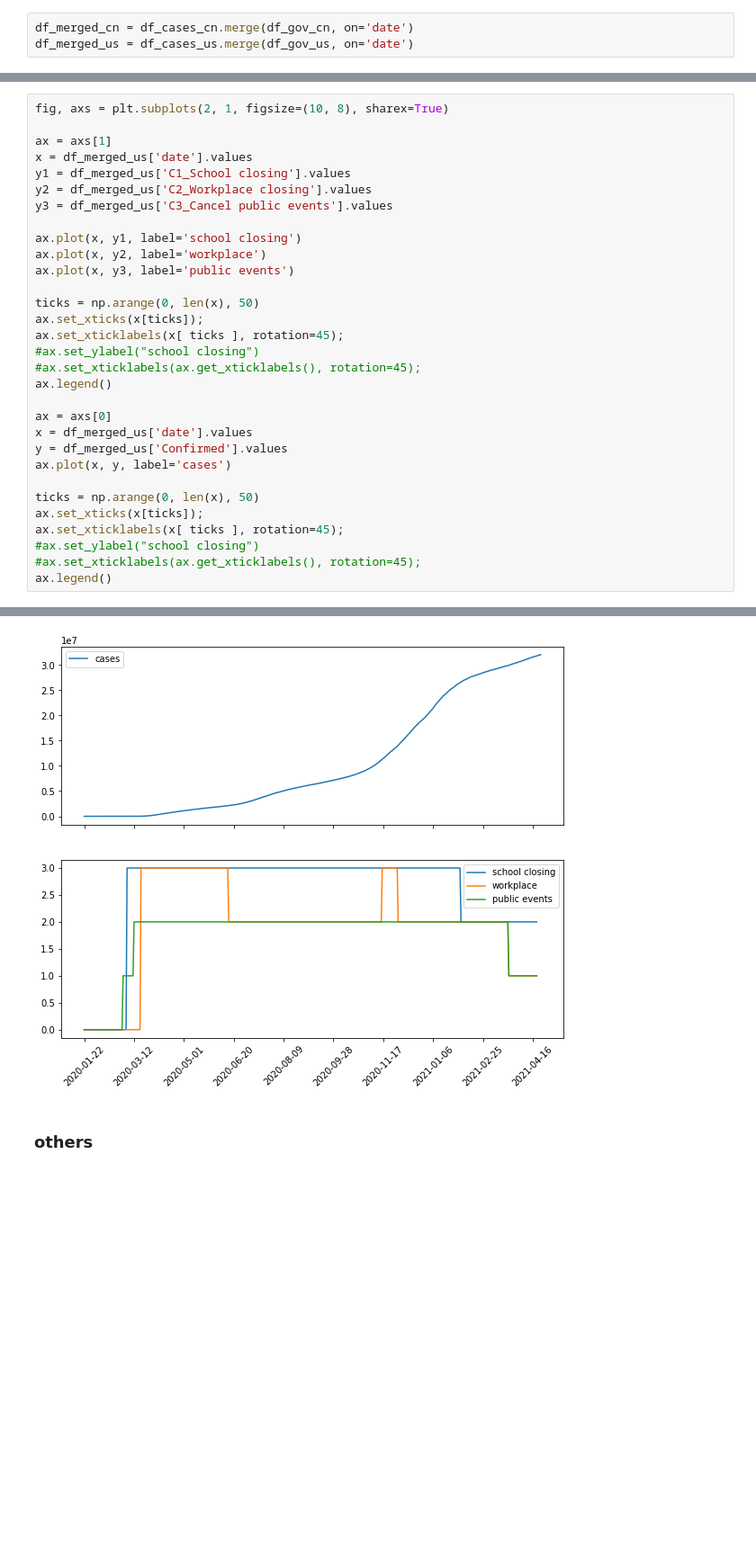
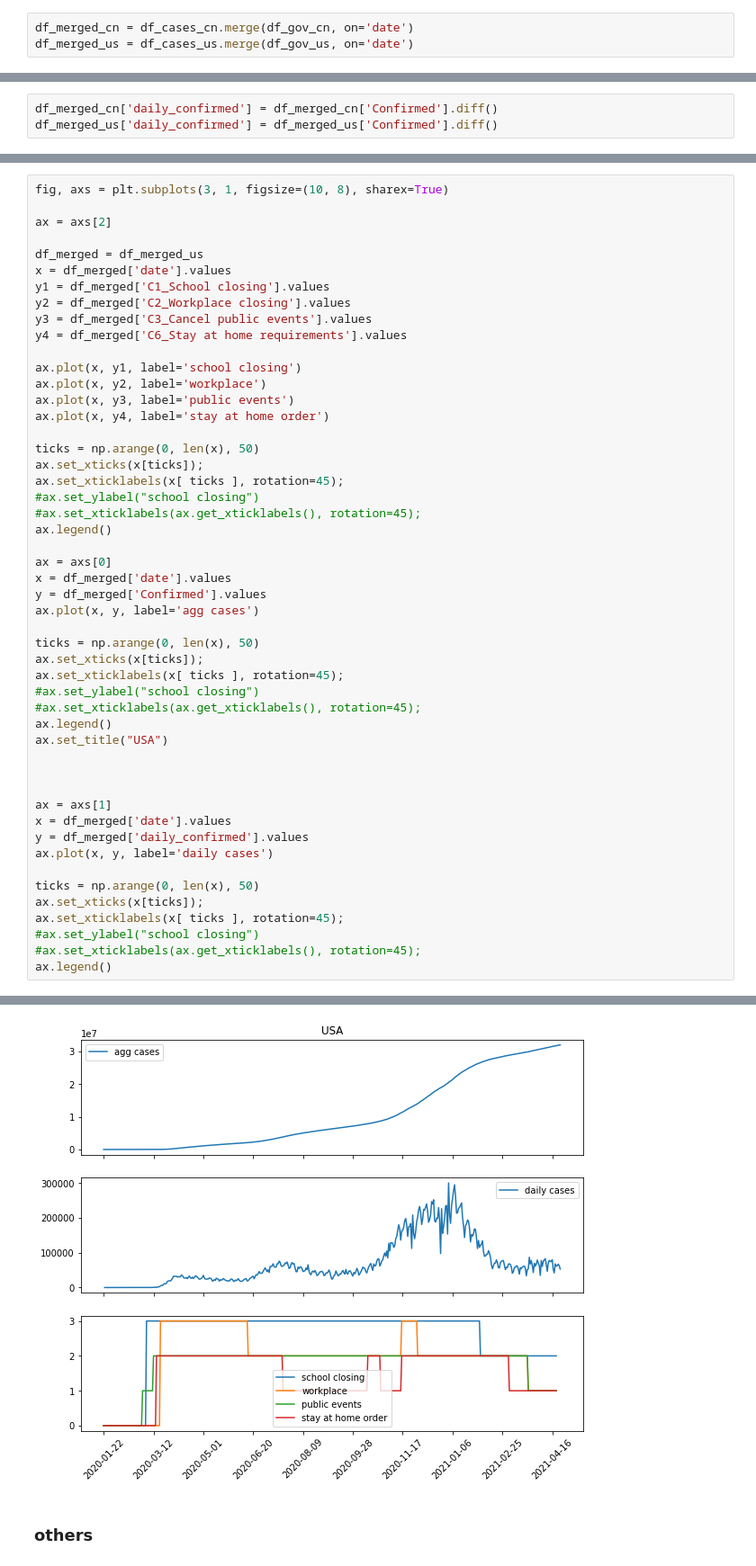
Before and after one commit to xiaolng/GSGHack_project10, a Jupyter notebook: plot_time_series.ipynb, the cells around one changed output, grey strips where cells are left out. Shown: that part at 90% size. Cells and saved outputs as stored; diff of their text form; blank space fills up the shorter version.

```diff
--- a/plot_time_series.ipynb
+++ b/plot_time_series.ipynb
@@ -98 +118,4 @@ df_merged_us = df_cases_us.merge(df_gov_us, on='date')
+# %%
+df_merged_cn['daily_confirmed'] = df_merged_cn['Confirmed'].diff()
+df_merged_us['daily_confirmed'] = df_merged_us['Confirmed'].diff()
 # %%
@@ -132,37 +172,56 @@ ax.legend()
 # %%
-fig, axs = plt.subplots(2, 1, figsize=(10, 8), sharex=True)
+fig, axs = plt.subplots(3, 1, figsize=(10, 8), sharex=True)
 
-ax = axs[1]
-x = df_merged_us['date'].values
-y1 = df_merged_us['C1_School closing'].values
-y2 = df_merged_us['C2_Workplace closing'].values
-y3 = df_merged_us['C3_Cancel public events'].values
+ax = axs[2]
+
+df_merged = df_merged_us
+x = df_merged['date'].values
+y1 = df_merged['C1_School closing'].values
+y2 = df_merged['C2_Workplace closing'].values
+y3 = df_merged['C3_Cancel public events'].values
+y4 = df_merged['C6_Stay at home requirements'].values
 
 ax.plot(x, y1, label='school closing')
 ax.plot(x, y2, label='workplace')
 ax.plot(x, y3, label='public events')
+ax.plot(x, y4, label='stay at home order')
 
 ticks = np.arange(0, len(x), 50)
 ax.set_xticks(x[ticks]);
 ax.set_xticklabels(x[ ticks ], rotation=45);
 #ax.set_ylabel("school closing")
 #ax.set_xticklabels(ax.get_xticklabels(), rotation=45);
 ax.legend()
 
 ax = axs[0]
-x = df_merged_us['date'].values
-y = df_merged_us['Confirmed'].values
-ax.plot(x, y, label='cases')
+x = df_merged['date'].values
+y = df_merged['Confirmed'].values
+ax.plot(x, y, label='agg cases')
 
 ticks = np.arange(0, len(x), 50)
 ax.set_xticks(x[ticks]);
 ax.set_xticklabels(x[ ticks ], rotation=45);
 #ax.set_ylabel("school closing")
 #ax.set_xticklabels(ax.get_xticklabels(), rotation=45);
 ax.legend()
+ax.set_title("USA")
+
+
+
+ax = axs[1]
+x = df_merged['date'].values
+y = df_merged['daily_confirmed'].values
+ax.plot(x, y, label='daily cases')
+
+ticks = np.arange(0, len(x), 50)
+ax.set_xticks(x[ticks]);
+ax.set_xticklabels(x[ ticks ], rotation=45);
+#ax.set_ylabel("school closing")
+#ax.set_xticklabels(ax.get_xticklabels(), rotation=45);
+ax.legend()
 # %% [output]
 <matplotlib.legend.Legend at 0x...>
-[figure, old version]
+[figure, new version]
 # %% [markdown]
 ###  others
 # %%
```
Also changed, not shown: parts of 2 cells of this notebook.
